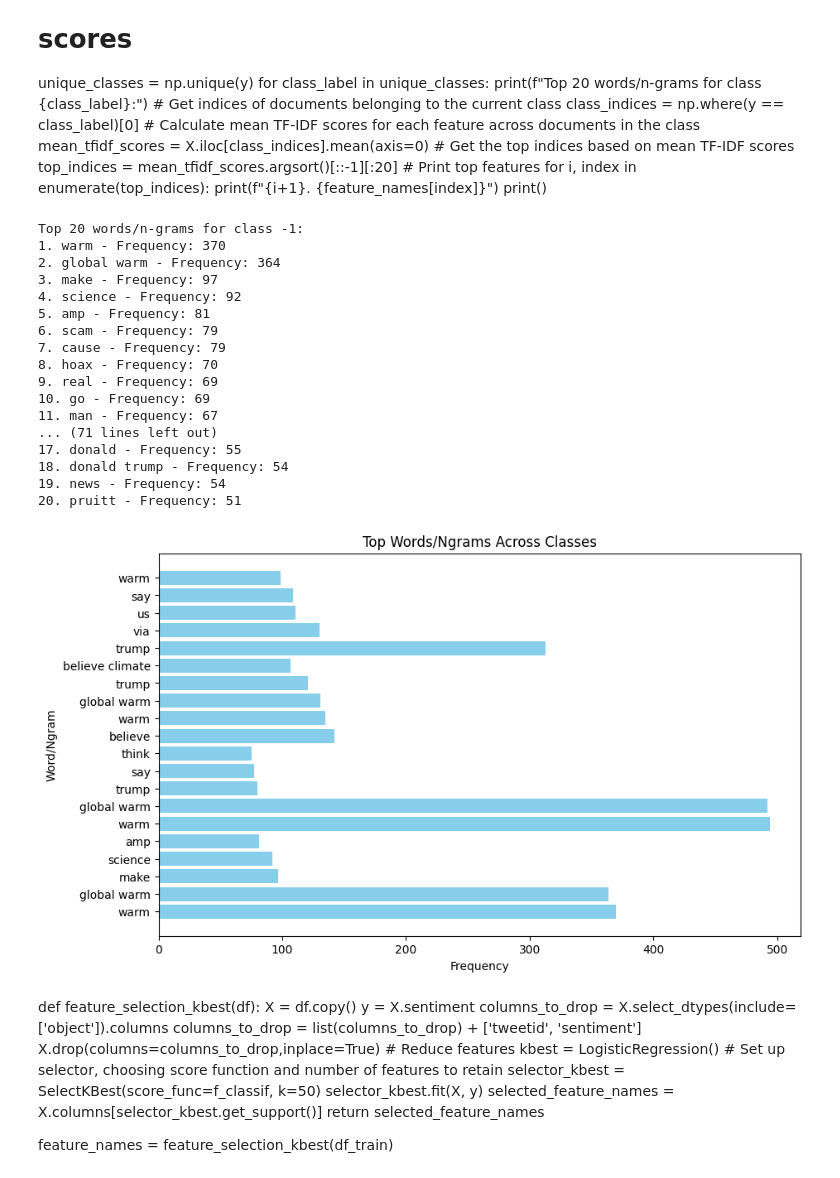
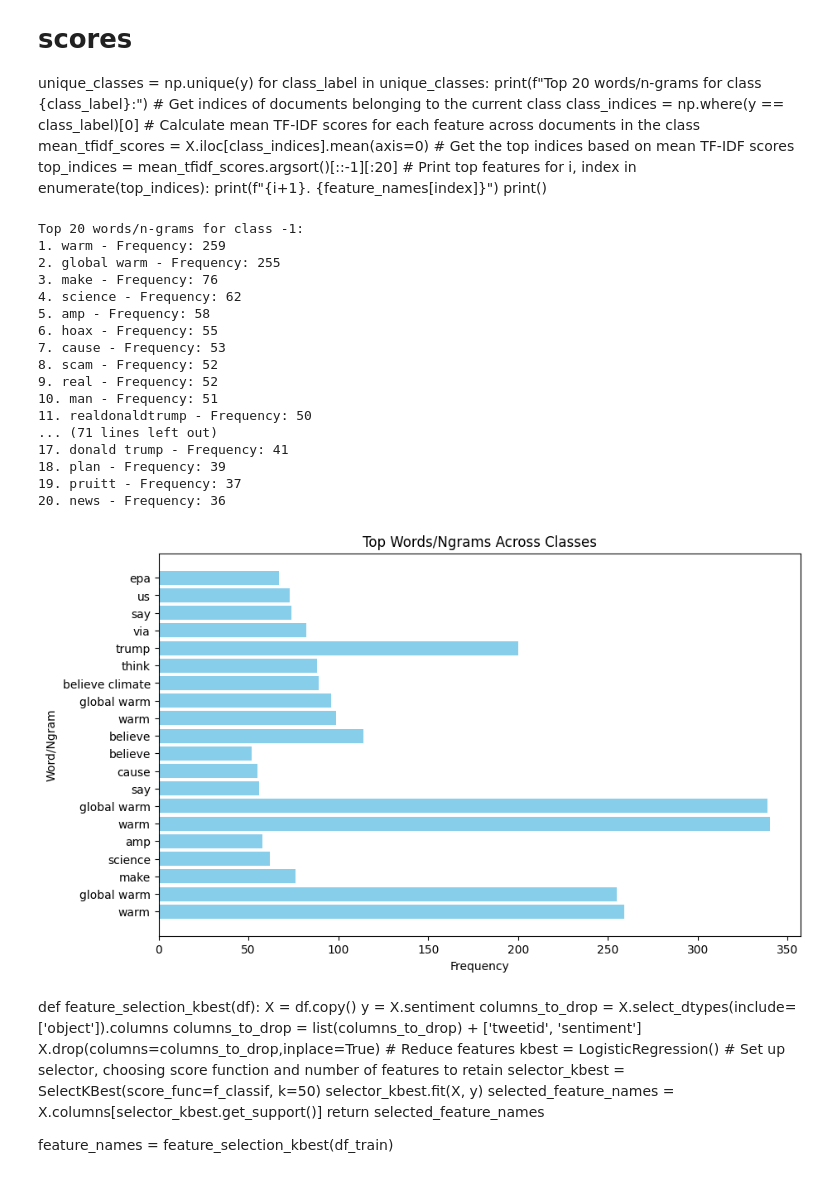
Before and after one commit to dawieloots/advanced-classification-predict, a Jupyter notebook: notebook/advanced-classification-predict-colab.ipynb, the cells around one changed output. Cells and saved outputs as stored; diff of their text form; code cells hidden in the pictures.

```diff
--- a/notebook/advanced-classification-predict-colab.ipynb
+++ b/notebook/advanced-classification-predict-colab.ipynb
@@ -81,7 +81,7 @@ from sklearn.ensemble import RandomForestClassifier, AdaBoostClassifier
 import xgboost as xgb
 from sklearn.naive_bayes import GaussianNB, MultinomialNB
 from sklearn.metrics import classification_report, accuracy_score, log_loss
-from sklearn.model_selection import GridSearchCV
+from sklearn.model_selection import GridSearchCV, StratifiedKFold
 
 # Setting global constants to ensure notebook results are reproducible
 PARAMETER_CONSTANT = 42  # This is the seed value for random number generation
@@ -89,7 +89,7 @@ PARAMETER_CONSTANT = 42  # This is the seed value for random number generation
 MAX_DF = 0.30
 MIN_DF = 2
 NGRAM_RANGE = (1,2)
-MAX_FEATURES = 5000
+MAX_FEATURES = 2000
 # %% [output]
 [nltk_data] Downloading package stopwords to /root/nltk_data...
 [nltk_data]   Package stopwords is already up-to-date!
@@ -196,3 +197,11 @@ Now that we have class balance, let's proceed with the following steps to conver
 - Tokenization
 - Removal of stop words
 - Lemmatization
+# %%
+# Change column name of "message" - in case it will be a token
+def rename_columns(df):
+    df = df.rename(columns={'message': 'originaltwittermessage'})
+    return df
+
+df_train = rename_columns(df_train)
+df_train.head()
@@ -341,21 +357,26 @@ df_train = vectorize(df_train, MAX_DF, MIN_DF, NGRAM_RANGE, MAX_FEATURES)
 df_train.head()
 # %%
 # Convert into Bag Of Words using TF-IDF vectorizer
-def vectorize(df, max_df, min_df, ngram_range, max_features):
+def fit_vectorizer(df, max_df, min_df, ngram_range, max_features):
     # Flatten the list of lists into a single list of strings
     df['flattened_lemma'] = df['lemma'].apply(lambda word_list: ' '.join(word_list))
     # Create and fit the CountVectorizer
     vect = TfidfVectorizer(max_features=max_features, lowercase=True,max_df=max_df,min_df=min_df,ngram_range=ngram_range)
-    vect.fit(df_train['flattened_lemma'])  # Note that the vectorizer is always fit on the train data, so that both
+    vect.fit(df['flattened_lemma'])  # Note that the vectorizer is always fit on the train data, so that both
                                            # train and test sets are vectorized on the same vocabulary
-    X = vect.transform(df['flattened_lemma'])
-    bag_of_words = pd.DataFrame(X.toarray(), columns=vect.get_feature_names_out())
+    return vect
+
+def transform_into_bagofwords(df, fitted_vectorizer):
+    df['flattened_lemma'] = df['lemma'].apply(lambda word_list: ' '.join(word_list))
+    X = fitted_vectorizer.transform(df['flattened_lemma'])
+    bag_of_words = pd.DataFrame(X.toarray(), columns=fitted_vectorizer.get_feature_names_out())
     # Merge original dataset with Bag Of Words
     bag_of_words.reset_index(drop=True, inplace=True)
     df.reset_index(drop=True, inplace=True)
     vectorized_df = pd.concat([bag_of_words, df],axis=1)
     return vectorized_df
 
-df_train = vectorize(df_train, MAX_DF, MIN_DF, NGRAM_RANGE, MAX_FEATURES)
+vectorizer_train = fit_vectorizer(df_train, MAX_DF, MIN_DF, NGRAM_RANGE, MAX_FEATURES)
+df_train = transform_into_bagofwords(df_train, vectorizer_train)
 df_train.head()
 # %% [output]
@@ -421,7 +442,7 @@ for class_label in unique_classes:
 # Get the indices of features sorted by their TF-IDF scores
 X = df_train.copy()
 y = df_train.sentiment
-columns_to_drop = ['sentiment','message','tweetid','message_encoded_emojis','message_clean','tokens','tokens_without_stopwords','lemma','flattened_lemma']
+columns_to_drop = ['sentiment','originaltwittermessage','tweetid','message_encoded_emojis','message_clean','tokens','tokens_without_stopwords','lemma','flattened_lemma']
 X.drop(columns=columns_to_drop, inplace=True)
 
 # Get the feature names from the DataFrame
@@ -441,49 +462,49 @@ for class_label in np.unique(y):
 for class_label in np.unique(y):
     print(f"Top 20 words/n-grams for class {class_label}:")
     class_word_freq = word_freq_per_class[class_label]
     top_indices = class_word_freq.argsort()[::-1][:20]
     for i, index in enumerate(top_indices):
         print(f"{i+1}. {feature_names[index]} - Frequency: {class_word_freq[index]}")
     print()
 
 # Visualizations
 # Bar plot to compare the top words/ngrams across classes
 top_words = []
 class_labels = []
 word_freqs = []
 
 for class_label, class_word_freq in word_freq_per_class.items():
     top_indices = class_word_freq.argsort()[::-1][:5]  # Select top 5 words/ngrams
     top_words.extend(feature_names[top_indices])
     class_labels.extend([class_label] * len(top_indices))
     word_freqs.extend(class_word_freq[top_indices])
 
 plt.figure(figsize=(10, 6))
 plt.barh(range(len(top_words)), word_freqs, color='skyblue')
 plt.yticks(range(len(top_words)), top_words)
 plt.xlabel('Frequency')
 plt.ylabel('Word/Ngram')
 plt.title('Top Words/Ngrams Across Classes')
 plt.show()
 # %% [output]
 Top 20 words/n-grams for class -1:
-1. warm - Frequency: 370
-2. global warm - Frequency: 364
-3. make - Frequency: 97
-4. science - Frequency: 92
-5. amp - Frequency: 81
-6. scam - Frequency: 79
-7. cause - Frequency: 79
-8. hoax - Frequency: 70
-9. real - Frequency: 69
-10. go - Frequency: 69
-11. man - Frequency: 67
+1. warm - Frequency: 259
+2. global warm - Frequency: 255
+3. make - Frequency: 76
+4. science - Frequency: 62
+5. amp - Frequency: 58
+6. hoax - Frequency: 55
+7. cause - Frequency: 53
+8. scam - Frequency: 52
+9. real - Frequency: 52
+10. man - Frequency: 51
+11. realdonaldtrump - Frequency: 50
 ... (71 lines left out)
-17. donald - Frequency: 55
-18. donald trump - Frequency: 54
-19. news - Frequency: 54
-20. pruitt - Frequency: 51
+17. donald trump - Frequency: 41
+18. plan - Frequency: 39
+19. pruitt - Frequency: 37
+20. news - Frequency: 36
-[figure, old version]
+[figure, new version]
 # %% [markdown]
 def feature_selection_kbest(df):
     X = df.copy()
```
Also changed, not shown: parts of 25 cells of this notebook, 1 other file.
